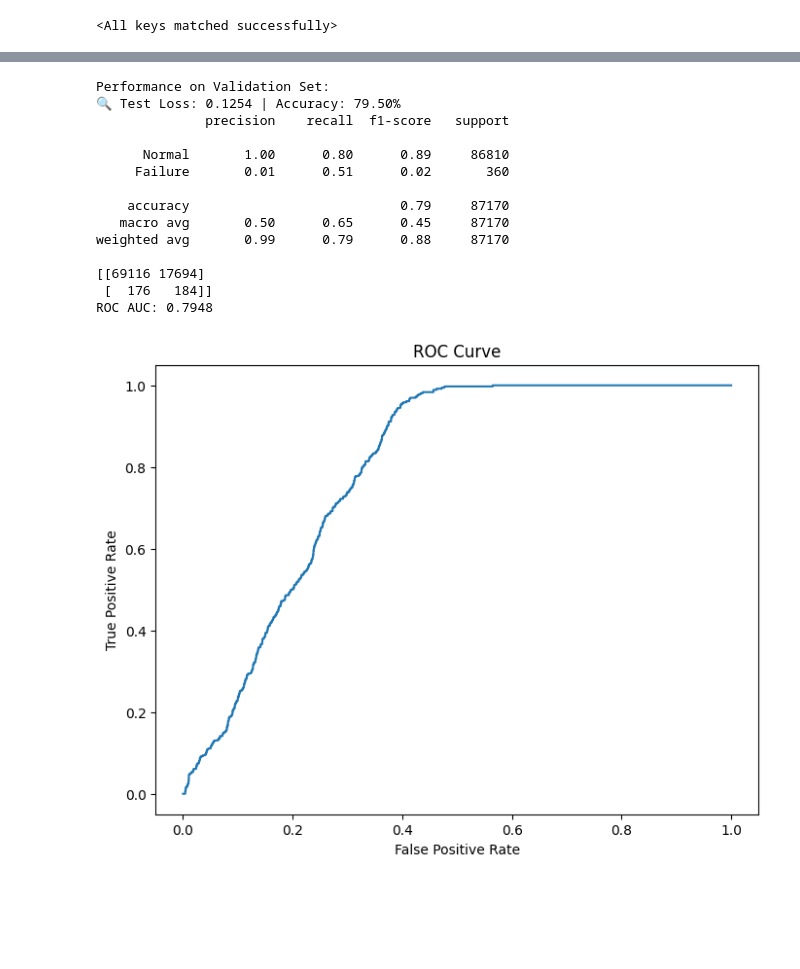
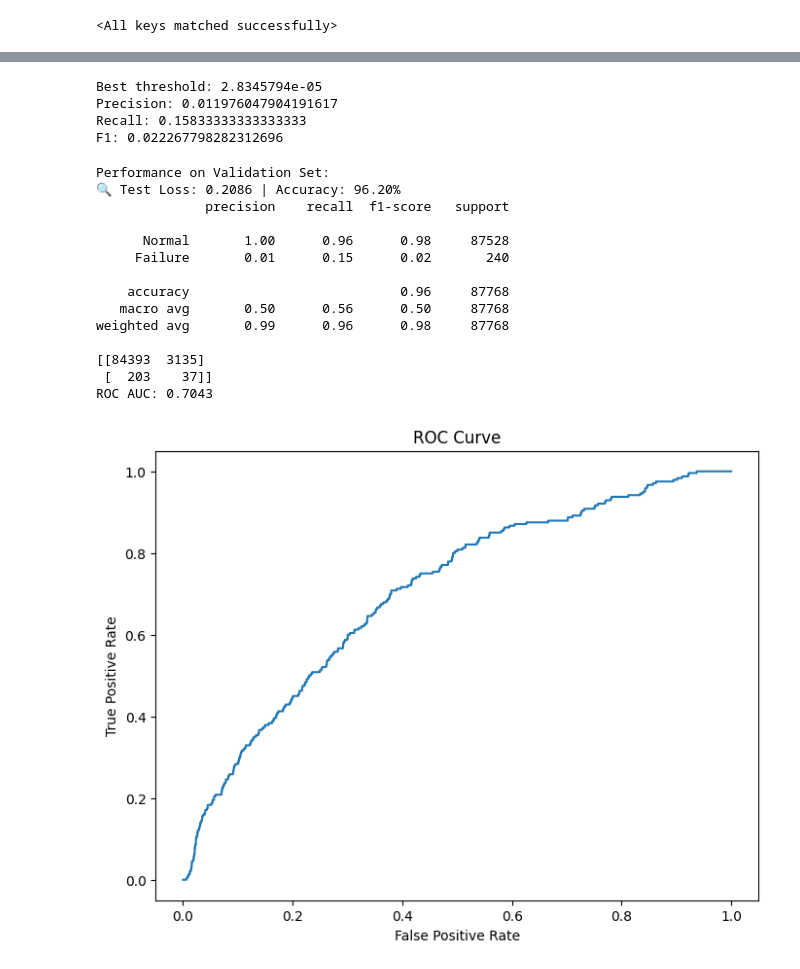
Before and after one commit to libao3128/predictive_maintenance, a Jupyter notebook: train_model_local.ipynb, the cells around one changed output, grey strips where cells are left out. Drawn from its saved outputs; the diff is of its cells as text; code cells hidden in the pictures; blank space fills up the shorter version.

```diff
--- a/train_model_local.ipynb
+++ b/train_model_local.ipynb
@@ -163,5 +173,8 @@ test_loader  = DataLoader(test_ds,  batch_size=batch_size, shuffle=False, num_wo
 ## Train Model
 # %%
 model = CNNLSTMModel(num_features=len(extended_feature_cols), cnn_out_channels=64, lstm_hidden_size=128)
-optimizer = torch.optim.Adam(model.parameters(), lr=0.001)
-criterion = torch.nn.MSELoss()
+optimizer = torch.optim.Adam(model.parameters(), lr=1e-3)
+
+# 建議先用較溫和的 pos_weight（例：5），再用驗證集掃描最佳值
+pos_weight_value = 5.0
+criterion = torch.nn.BCEWithLogitsLoss(pos_weight=torch.tensor([pos_weight_value], dtype=torch.float)).to('cuda')
@@ -212,8 +225,8 @@ import matplotlib.pyplot as plt
 from sklearn.metrics import classification_report, confusion_matrix
 from sklearn.metrics import roc_auc_score, roc_curve
 
-def evaluate_model(model, data_loader):
-    trues, predictions, outputs = test_loop(model, data_loader, device='cuda', criterion=criterion)
+def evaluate_model(model, data_loader, best_threshold=0.5, device='cuda', criterion=None):
+    trues, predictions, outputs = test_loop(model, data_loader, device=device, criterion=criterion, best_threshold=best_threshold)
     print(classification_report(trues, predictions , target_names=['Normal', 'Failure']))
     print(confusion_matrix(trues, predictions ))
     roc_auc = roc_auc_score(trues, outputs)
@@ -251,0 +265,2 @@ ROC AUC: 0.7630
+# %%
+trues, predictions, outputs = test_loop(model, val_loader, device='cuda', criterion=criterion)
@@ -252,21 +269,42 @@ ROC AUC: 0.7630
+# %%
+from sklearn.metrics import precision_recall_curve, f1_score
+
+# y_val: 驗證集真實標籤 (0/1)
+# y_val_scores: 模型輸出的機率（sigmoid 後）或 logits
+precisions, recalls, thresholds = precision_recall_curve(trues, outputs)
+
+# 計算 F1
+f1_scores = 2 * precisions * recalls / (precisions + recalls + 1e-8)
+best_idx = f1_scores.argmax()
+best_threshold = thresholds[best_idx]
+
+print("Best threshold:", best_threshold)
+print("Precision:", precisions[best_idx])
+print("Recall:", recalls[best_idx])
+print("F1:", f1_scores[best_idx])
+# %% [output]
+Best threshold: 2.8345794e-05
+Precision: 0.011976047904191617
+Recall: 0.15833333333333333
+F1: 0.022267798282312696
 # %%
 print("Performance on Validation Set:")
-evaluate_model(model, val_loader)
+evaluate_model(model, val_loader, best_threshold=best_threshold, device='cuda', criterion=criterion)
 # %% [output]
 Performance on Validation Set:
-🔍 Test Loss: 0.1254 | Accuracy: 79.50%
+🔍 Test Loss: 0.2086 | Accuracy: 96.20%
               precision    recall  f1-score   support
 
-      Normal       1.00      0.80      0.89     86810
-     Failure       0.01      0.51      0.02       360
+      Normal       1.00      0.96      0.98     87528
+     Failure       0.01      0.15      0.02       240
 
-    accuracy                           0.79     87170
-   macro avg       0.50      0.65      0.45     87170
-weighted avg       0.99      0.79      0.88     87170
+    accuracy                           0.96     87768
+   macro avg       0.50      0.56      0.50     87768
+weighted avg       0.99      0.96      0.98     87768
 
-[[69116 17694]
- [  176   184]]
-ROC AUC: 0.7948
+[[84393  3135]
+ [  203    37]]
+ROC AUC: 0.7043
-[figure, old version]
+[figure, new version]
 # %%
 print("Performance on Test Set:")
```
Also changed, not shown: parts of 23 cells of this notebook, 10 other files.
